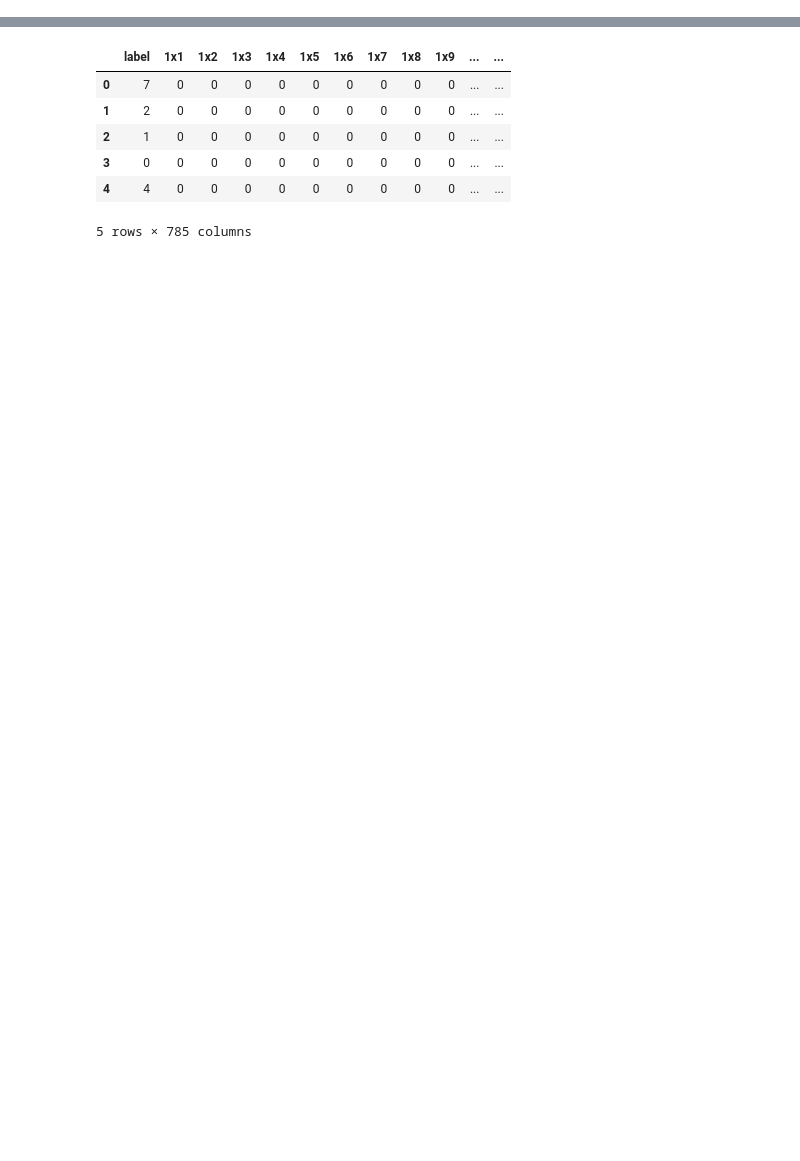
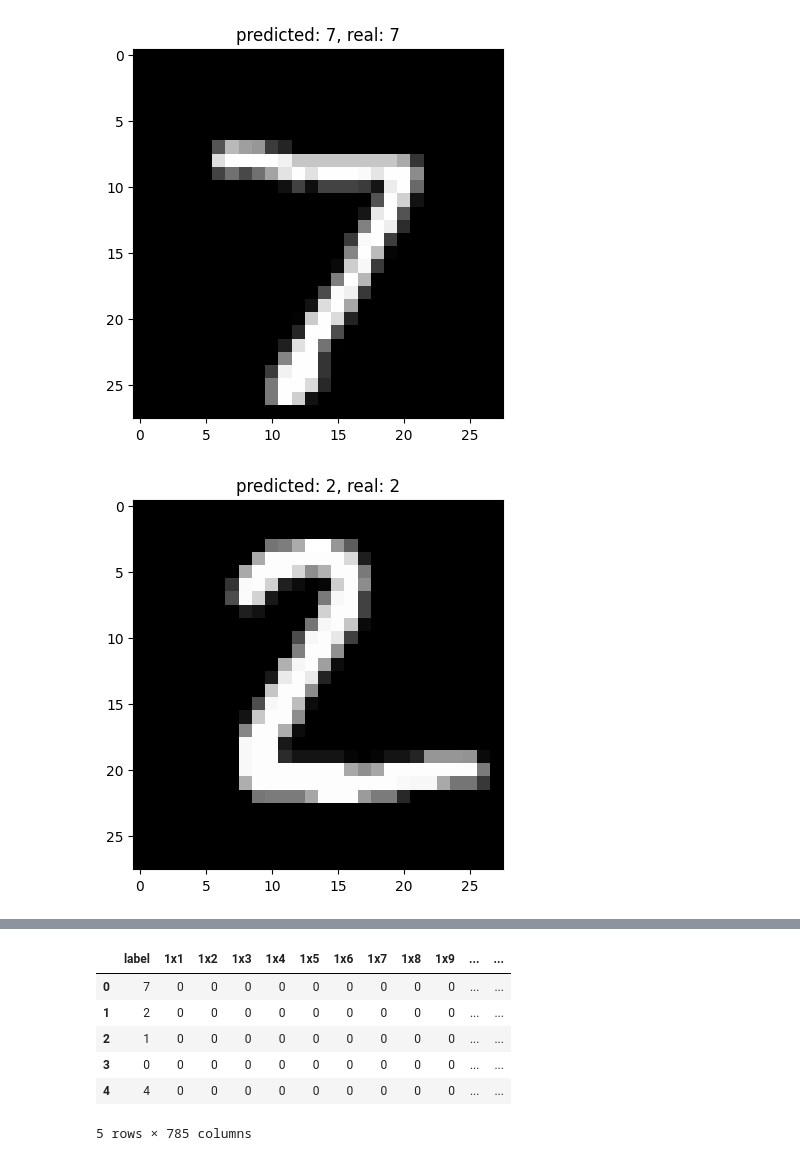
Before and after one commit to amaliahm/deep_learning_tps, a Jupyter notebook: tp1/tp1.ipynb, the cells around one changed output, grey strips where cells are left out. Cells and saved outputs as stored; diff of their text form; code cells hidden in the pictures; blank space fills up the shorter version.

```diff
--- a/tp1/tp1.ipynb
+++ b/tp1/tp1.ipynb
@@ -1 +150,17 @@
+# %%
+def hand_written_recognition(params, x_test, y_test, __range):
+    for i in range(__range):
+        image = x_test[i].reshape(28, 28)
+        yhat, _ = forward(params, x_test[i].reshape(1, -1))
+        predicted_label = np.argmax(yhat)
+        real_label = np.argmax(y_test[i])
+
+        plt.imshow(image, cmap='gray')
+        plt.title(f"predicted: {predicted_label}, real: {real_label}")
+        plt.show()
+# %%
+hand_written_recognition(params, x_test, y_test, 2)
+# %% [output]
+[figure, added]
+[figure, added]
 # %%
```
Also changed, not shown: parts of 30 cells of this notebook.
